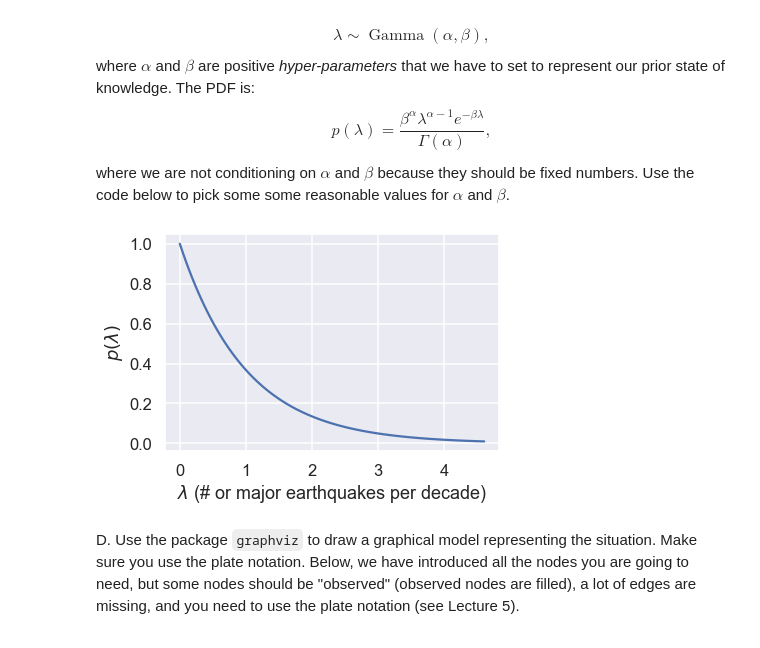
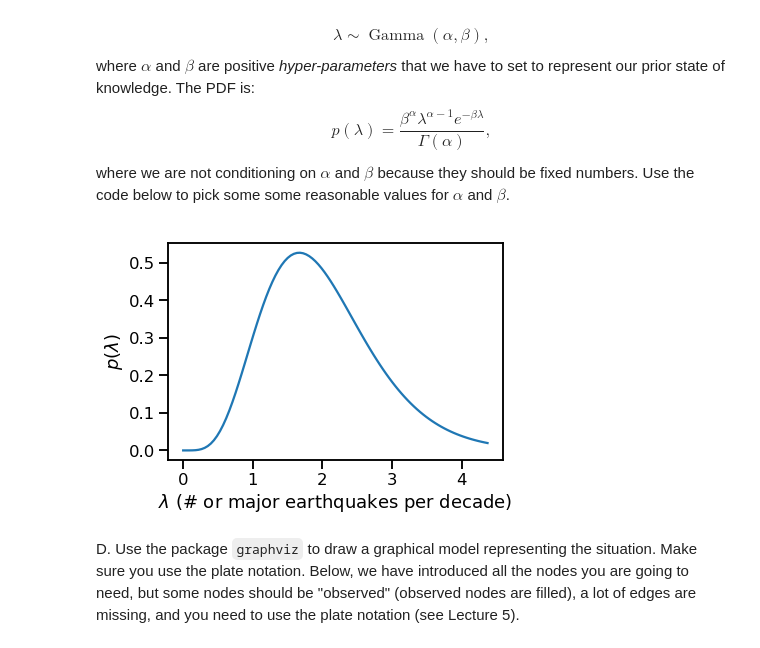
Before and after one commit to dhillonparveen/uq-course, a Jupyter notebook: homeworks/hw_01.ipynb, the cells around one changed output. Cells and saved outputs as stored; diff of their text form; code cells hidden in the pictures.

```diff
--- a/homeworks/hw_01.ipynb
+++ b/homeworks/hw_01.ipynb
@@ -242,16 +355,16 @@ where we are not conditioning on $\alpha$ and $\beta$ because they should be fix
 Use the code below to pick some some reasonable values for $\alpha$ and $\beta$.
 # %%
 import scipy.stats as st
-alpha = 1.0  # Pick them here
-beta = 1.0   # Pick them here
+alpha = 6 # Pick them here
+beta = 3   # Pick them here
 lambda_prior = st.gamma(alpha, scale=1.0 / beta) # Make sure you understand why scale = 1 / beta
 lambdas = np.linspace(0, lambda_prior.ppf(0.99), 100)
 fig, ax = plt.subplots()
 ax.plot(lambdas, lambda_prior.pdf(lambdas))
 ax.set_xlabel('$\lambda$ (# or major earthquakes per decade)')
 ax.set_ylabel('$p(\lambda)$');
 # %% [output]
-[figure, old version]
+[figure, new version]
 # %% [markdown]
 D. Use the package ``graphviz`` to draw a graphical model representing the situation.
 Make sure you use the plate notation.
```
Also changed, not shown: parts of 54 cells of this notebook, 1 other file.
